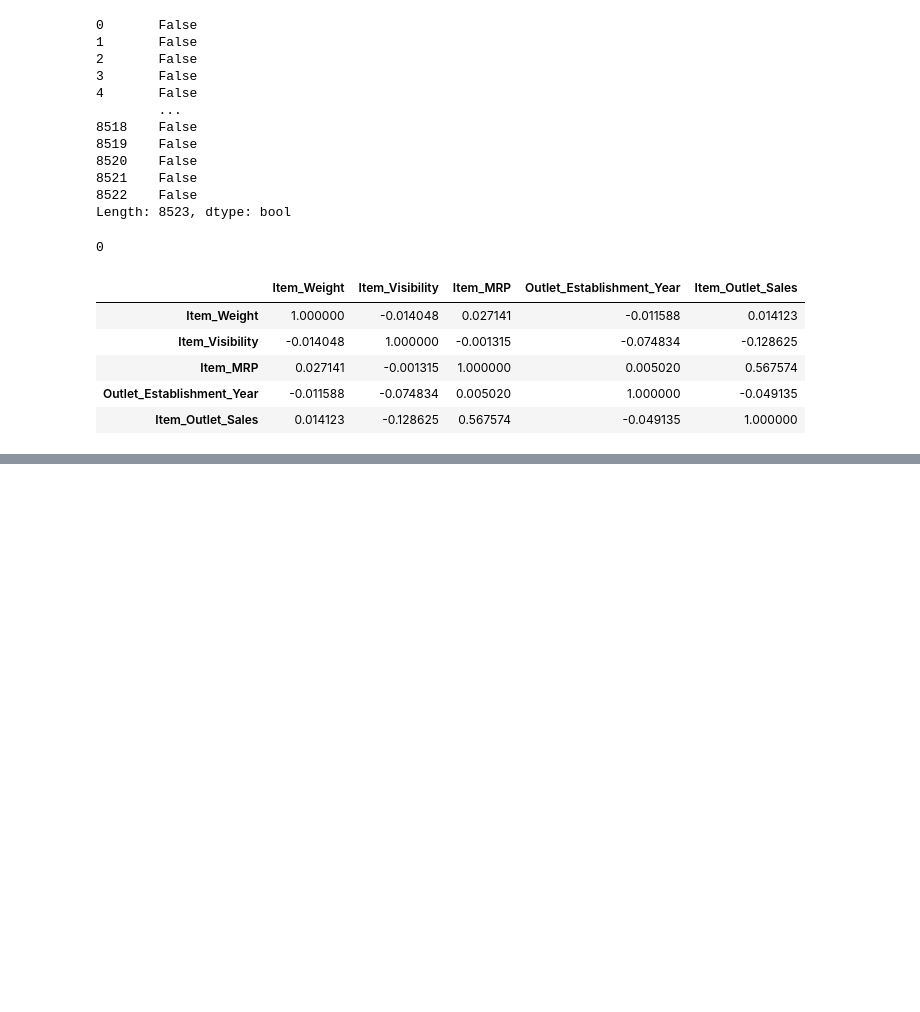
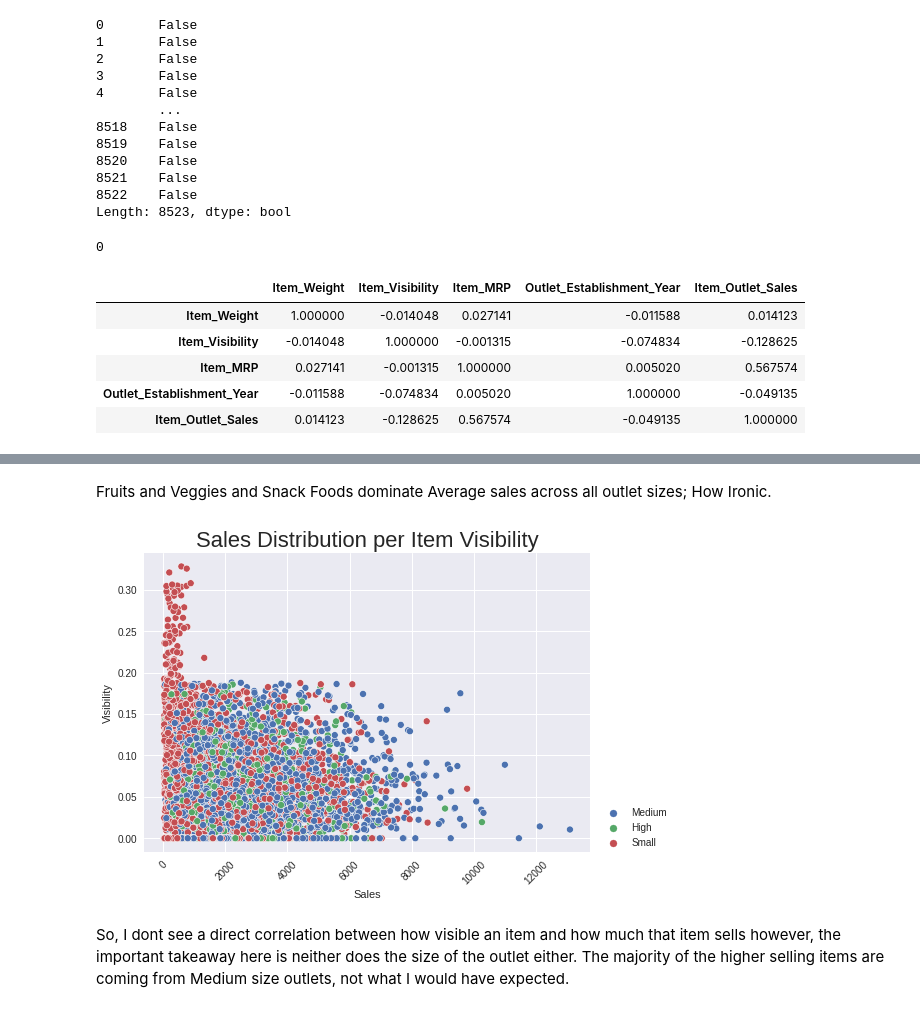
Before and after one commit to AlphaKaba24/sales-predictionsAK, a Jupyter notebook: sales_predictions.ipynb, the cells around one changed output, grey strips where cells are left out. Drawn from its saved outputs; the diff is of its cells as text; code cells hidden in the pictures; blank space fills up the shorter version.

```diff
--- a/sales_predictions.ipynb
+++ b/sales_predictions.ipynb
@@ -206,0 +219,14 @@ plt.ticklabel_format(useOffset=False, style='plain')
+# %% [markdown]
+Fruits and Veggies and Snack Foods dominate Average sales across all outlet sizes; How Ironic.
+# %%
+sns.scatterplot(data=df, x='Item_Outlet_Sales', y='Item_Visibility', hue = 'Outlet_Size')
+plt.xticks(rotation = 45)
+plt.title('Sales Distribution per Item Visibility', fontsize = 22)
+plt.xlabel('Sales')
+plt.ylabel('Visibility')
+plt.legend(loc=(1.02,0));
+# %% [output]
+[figure, added]
+# %% [markdown]
+So, I dont see a direct correlation between how visible an item and how much that item sells however, the important takeaway here is neither does the size of the outlet either.
+The majority of the higher selling items are coming from Medium size outlets, not what I would have expected.
```
Also changed, not shown: parts of 6 cells of this notebook.
